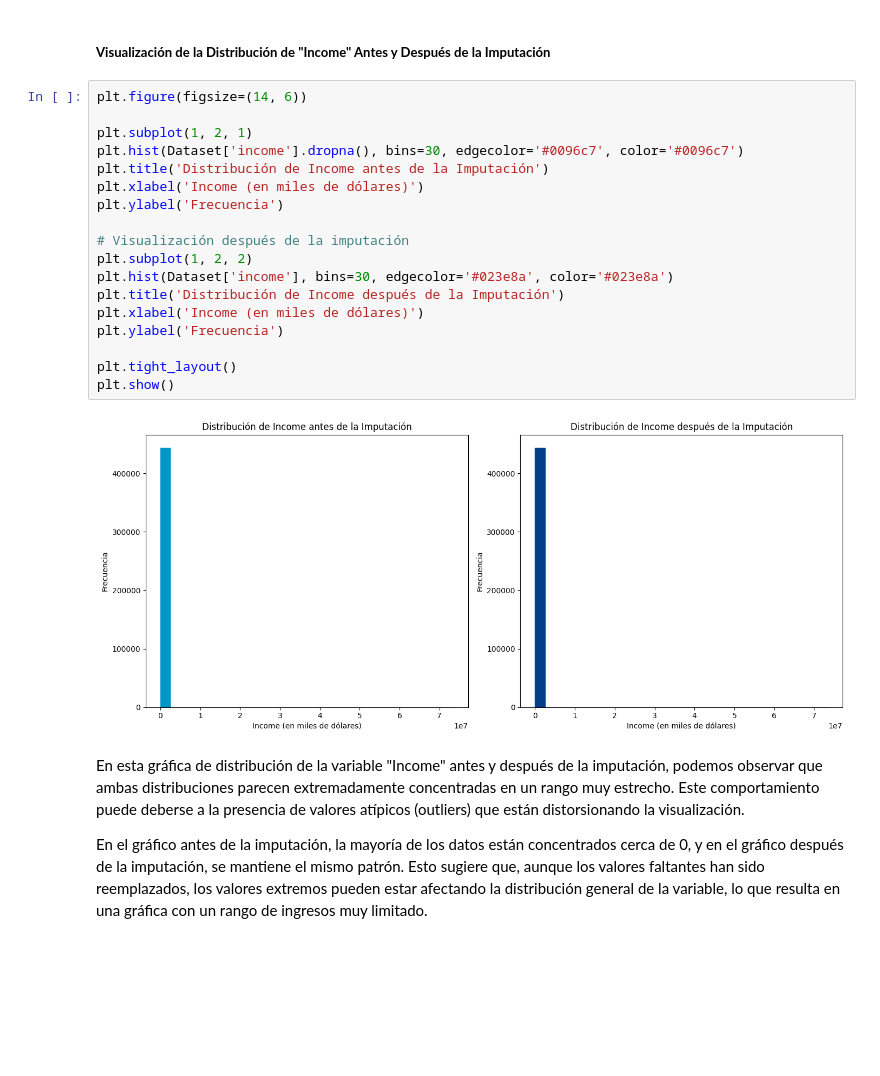
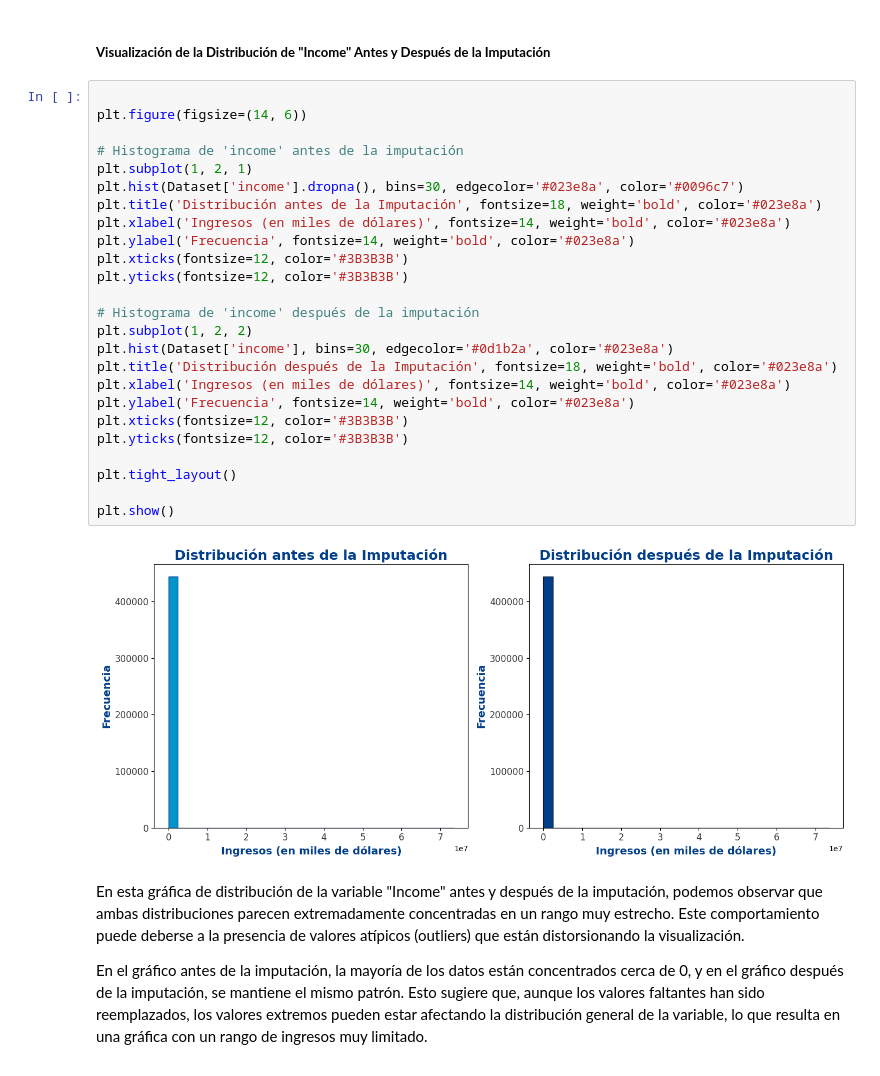
Before and after one commit to zharicks/EDA, a Jupyter notebook: _sources/EDA.ipynb, the cells around one changed output. Saved outputs shown, nothing was run; the diff lists cells and outputs as text; blank space fills up the shorter version.

```diff
--- a/_sources/EDA.ipynb
+++ b/_sources/EDA.ipynb
@@ -749,25 +750,32 @@ Mediana utilizada para la imputación en 'income': 107.0
 # %% [markdown]
 ##### **Visualización de la Distribución de "Income" Antes y Después de la Imputación**
 # %%
+
 plt.figure(figsize=(14, 6))
 
+# Histograma de 'income' antes de la imputación
 plt.subplot(1, 2, 1)
-plt.hist(Dataset['income'].dropna(), bins=30, edgecolor='#0096c7', color='#0096c7')
-plt.title('Distribución de Income antes de la Imputación')
-plt.xlabel('Income (en miles de dólares)')
-plt.ylabel('Frecuencia')
+plt.hist(Dataset['income'].dropna(), bins=30, edgecolor='#023e8a', color='#0096c7')
+plt.title('Distribución antes de la Imputación', fontsize=18, weight='bold', color='#023e8a')
+plt.xlabel('Ingresos (en miles de dólares)', fontsize=14, weight='bold', color='#023e8a')
+plt.ylabel('Frecuencia', fontsize=14, weight='bold', color='#023e8a')
+plt.xticks(fontsize=12, color='#3B3B3B')
+plt.yticks(fontsize=12, color='#3B3B3B')
 
-# Visualización después de la imputación
+# Histograma de 'income' después de la imputación
 plt.subplot(1, 2, 2)
-plt.hist(Dataset['income'], bins=30, edgecolor='#023e8a', color='#023e8a')
-plt.title('Distribución de Income después de la Imputación')
-plt.xlabel('Income (en miles de dólares)')
-plt.ylabel('Frecuencia')
+plt.hist(Dataset['income'], bins=30, edgecolor='#0d1b2a', color='#023e8a')
+plt.title('Distribución después de la Imputación', fontsize=18, weight='bold', color='#023e8a')
+plt.xlabel('Ingresos (en miles de dólares)', fontsize=14, weight='bold', color='#023e8a')
+plt.ylabel('Frecuencia', fontsize=14, weight='bold', color='#023e8a')
+plt.xticks(fontsize=12, color='#3B3B3B')
+plt.yticks(fontsize=12, color='#3B3B3B')
 
 plt.tight_layout()
+
 plt.show()
 # %% [output]
-[figure, old version]
+[figure, new version]
 # %% [markdown]
 En esta gráfica de distribución de la variable "Income" antes y después de la imputación, podemos observar que ambas distribuciones parecen extremadamente concentradas en un rango muy estrecho. Este comportamiento puede deberse a la presencia de valores atípicos (outliers) que están distorsionando la visualización.
 
```
Also changed, not shown: parts of 9 cells of this notebook, 9 other files.
